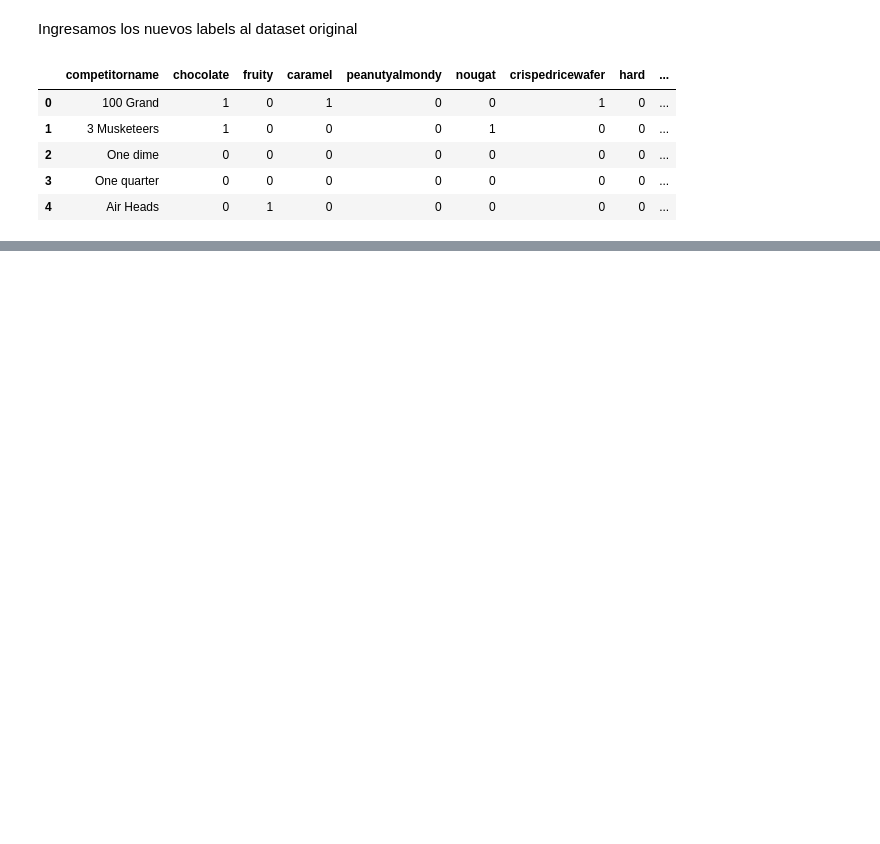
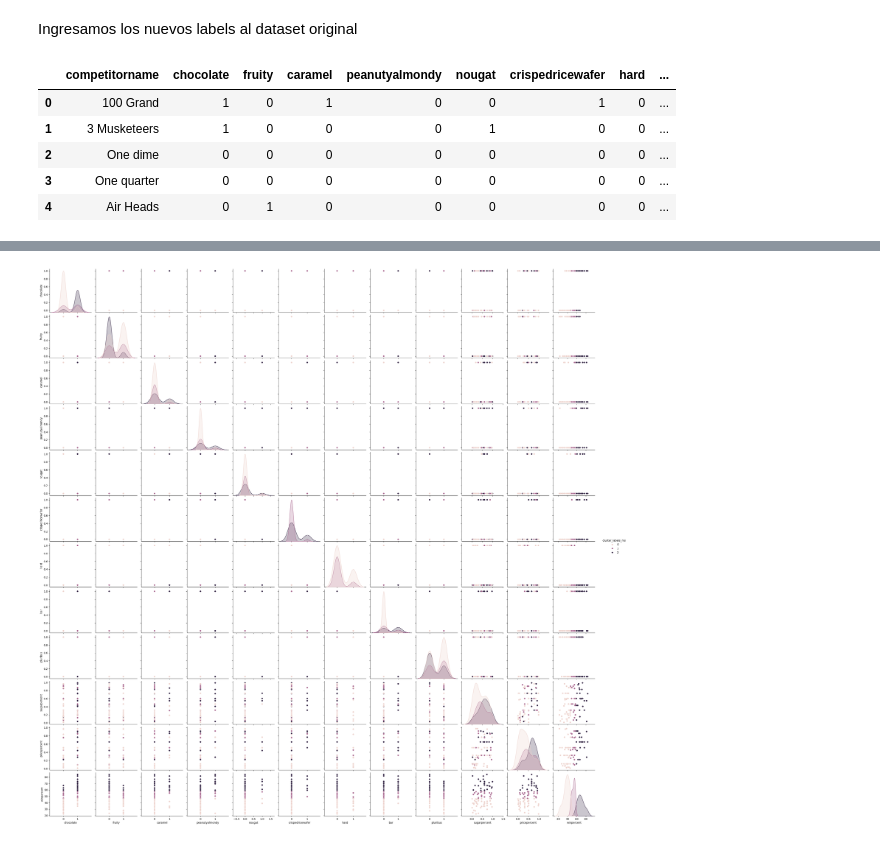
Before and after one commit to pahoalapizco/ml_professional, a Jupyter notebook: notebooks/6.0-ml_professional-clustering.ipynb, the cells around one changed output, grey strips where cells are left out. Cells and saved outputs as stored; diff of their text form; code cells hidden in the pictures; blank space fills up the shorter version.

Commit message:
:sparkles: Clustering - Mean-Shift

```diff
--- a/notebooks/6.0-ml_professional-clustering.ipynb
+++ b/notebooks/6.0-ml_professional-clustering.ipynb
@@ -237,0 +240,7 @@ sns.pairplot(df.drop(columns=["cluster_labels"], axis=1), hue="cluster_labels_mb
+# %%
+mshift = MeanShift().fit(X)
+
+# Total de cluster generados:
+print(f"Clusters generados: {len(mshift.cluster_centers_)}")
+cluster_labels_ms = mshift.predict(X)
+print(cluster_labels_ms)
@@ -237,0 +254,3 @@ sns.pairplot(df.drop(columns=["cluster_labels"], axis=1), hue="cluster_labels_mb
+# %%
+df["cluster_labels_ms"] = cluster_labels_ms
+df.head()
@@ -237,0 +264,7 @@ sns.pairplot(df.drop(columns=["cluster_labels"], axis=1), hue="cluster_labels_mb
+# %%
+# Visualizamos
+sns.pairplot(
+	data=df.drop(columns=["cluster_labels", "cluster_labels_mb"], axis=1), hue="cluster_labels_ms"
+);
+# %% [output]
+[figure, added]
```
Also changed, not shown: parts of 8 cells of this notebook.
